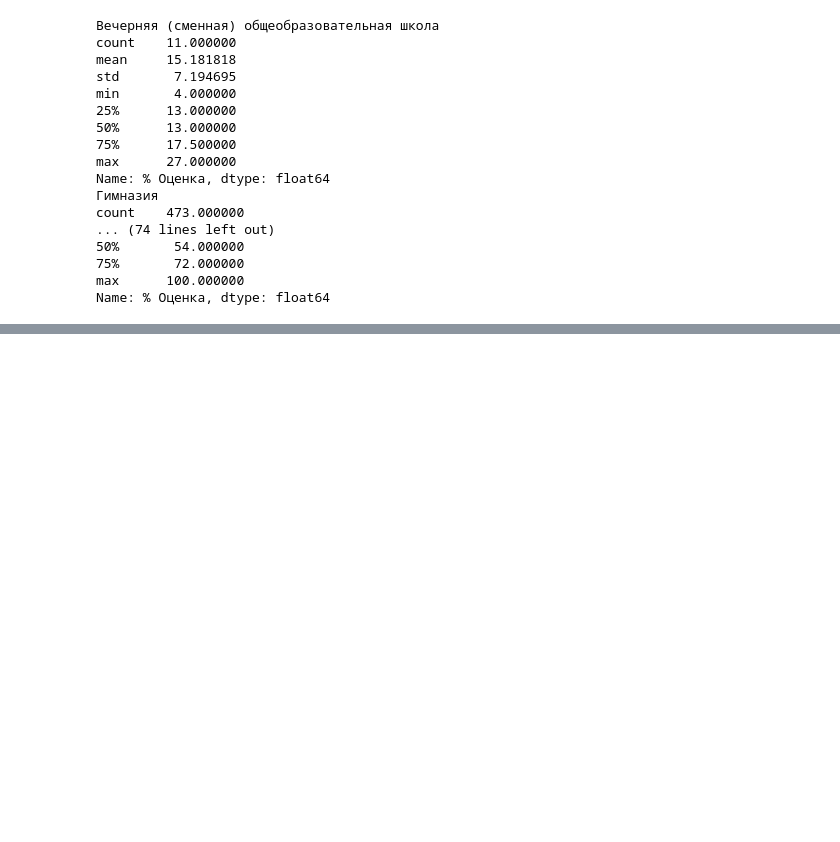
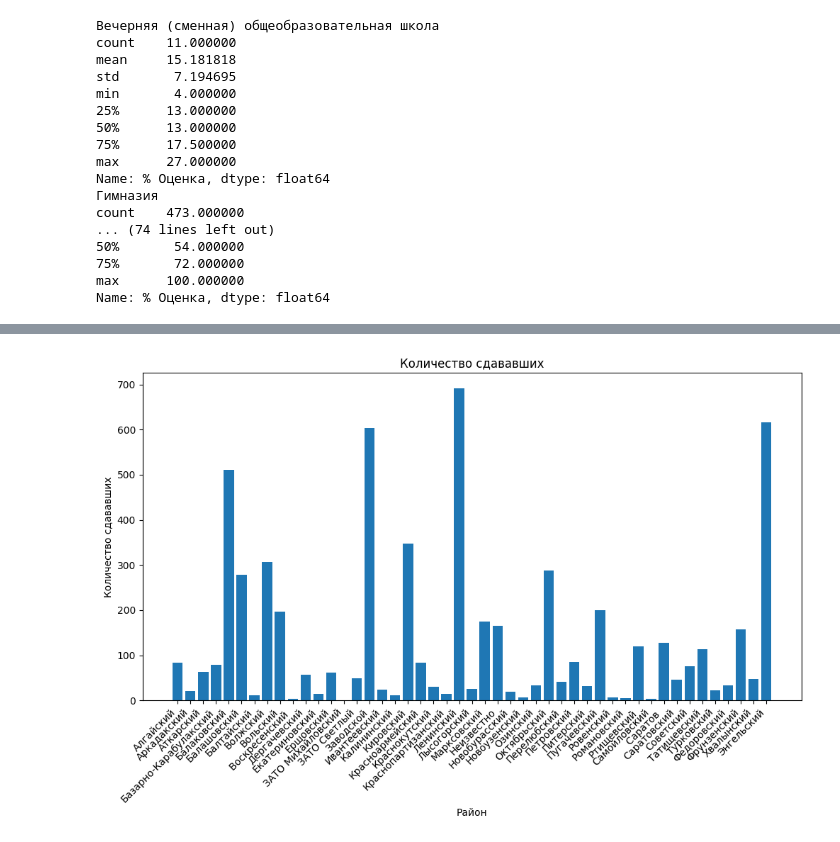
Before and after one commit to Mardvey-UMA/ssu_ml, a Jupyter notebook: task_02_OGE/main.ipynb, the cells around one changed output, grey strips where cells are left out. Saved outputs shown, nothing was run; the diff lists cells and outputs as text; code cells hidden in the pictures; blank space fills up the shorter version.

```diff
--- a/task_02_OGE/main.ipynb
+++ b/task_02_OGE/main.ipynb
@@ -96,0 +318,5 @@ Name: % Оценка, dtype: float64
+# %%
+for d in diff:
+	rayons[d] = "Неизвестно"
+# %%
+new_oge["Район"] = [rayons[x] for x in new_oge["Код района"]]
@@ -96,0 +339,4 @@ Name: % Оценка, dtype: float64
+# %%
+rayons_group = new_oge.groupby("Район")
+# %%
+count_data = rayons_group.size()
@@ -96,0 +385,10 @@ Name: % Оценка, dtype: float64
+# %%
+plt.figure(figsize=(12, 6))
+plt.bar(count_data.index, count_data.values)
+plt.title('Количество сдававших')
+plt.xlabel('Район')
+plt.ylabel('Количество сдававших')
+plt.xticks(rotation=45, ha='right')
+plt.show()
+# %% [output]
+[figure, added]
```
Also changed, not shown: parts of 58 cells of this notebook, 2 other files.
